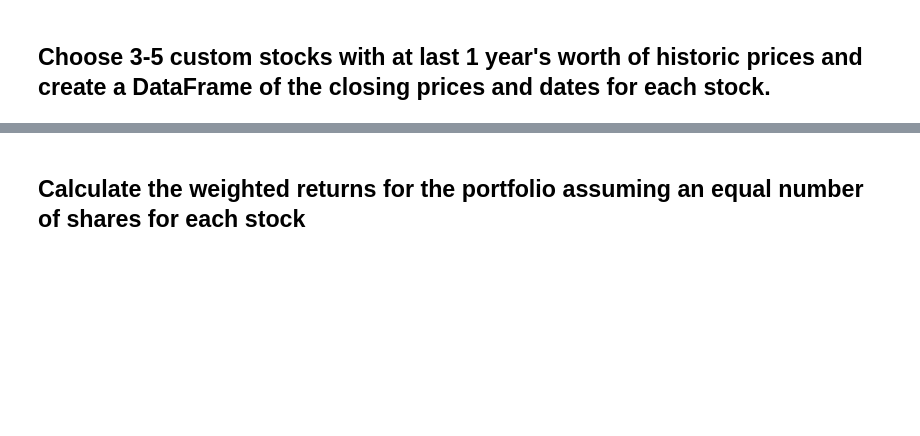
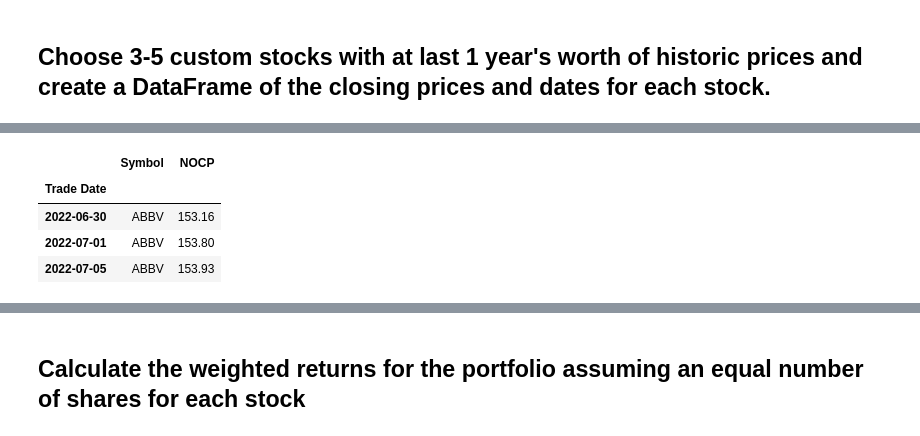
Before and after one commit to eyva19/Portfolio_perfomance_assessment, a Jupyter notebook: whale_analysis.ipynb, the cells around one changed output, grey strips where cells are left out. Drawn from its saved outputs; the diff is of its cells as text; code cells hidden in the pictures; blank space fills up the shorter version.

```diff
--- a/whale_analysis.ipynb
+++ b/whale_analysis.ipynb
@@ -508,4 +511,13 @@ pfizer_df.head(2)
 # %%
 # Combine all stocks in a single DataFrame
+aap_data = [abbvie_df, abbott_df, pfizer_df]
+aap_df = pd.concat(aap_data,axis="rows", join="inner")
+aap_df.head(3)
+# %% [output]
+|  | Symbol | NOCP |
+| Trade Date |  |  |
+| 2022-06-30 | ABBV | 153.16 |
+| 2022-07-01 | ABBV | 153.80 |
+| 2022-07-05 | ABBV | 153.93 |
 # %%
 # Reset Date index
```
Also changed, not shown: parts of 5 cells of this notebook.
